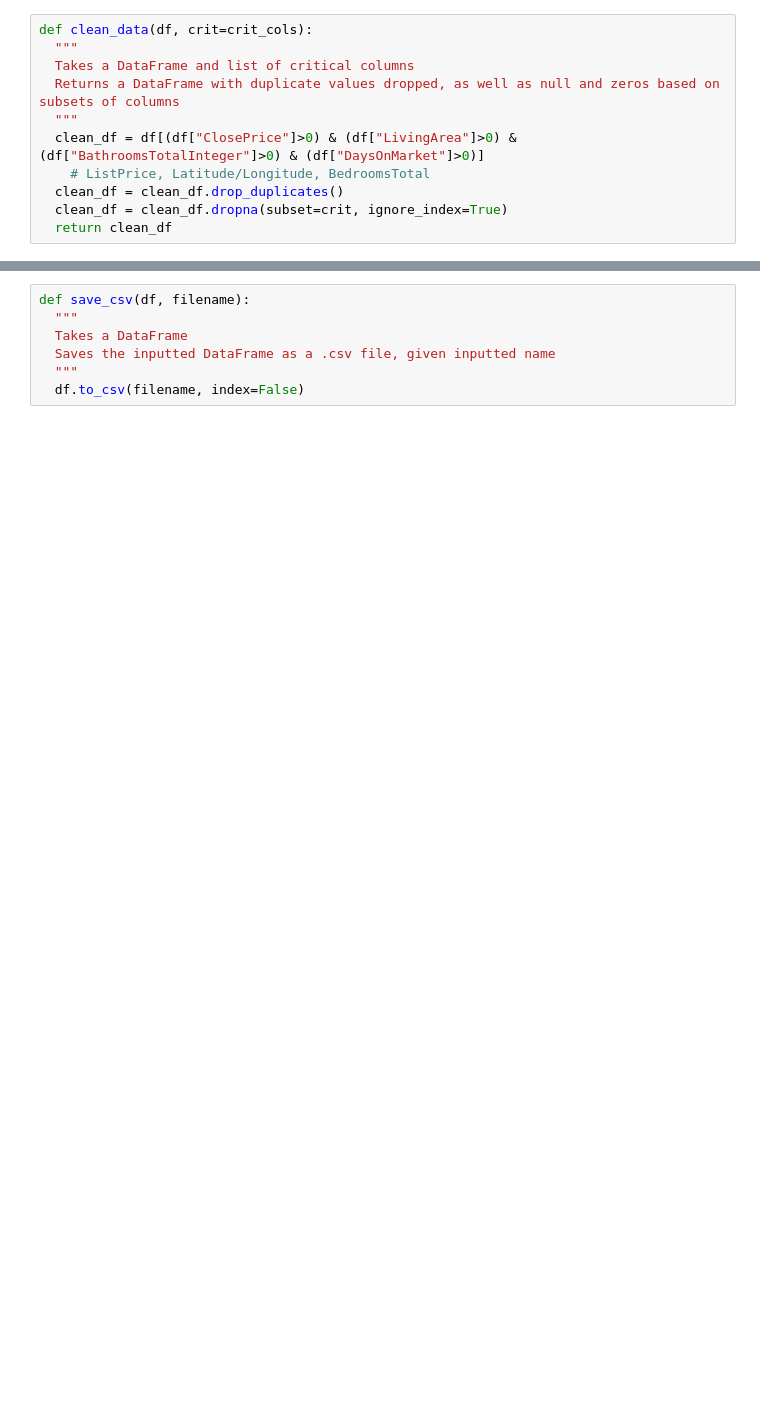
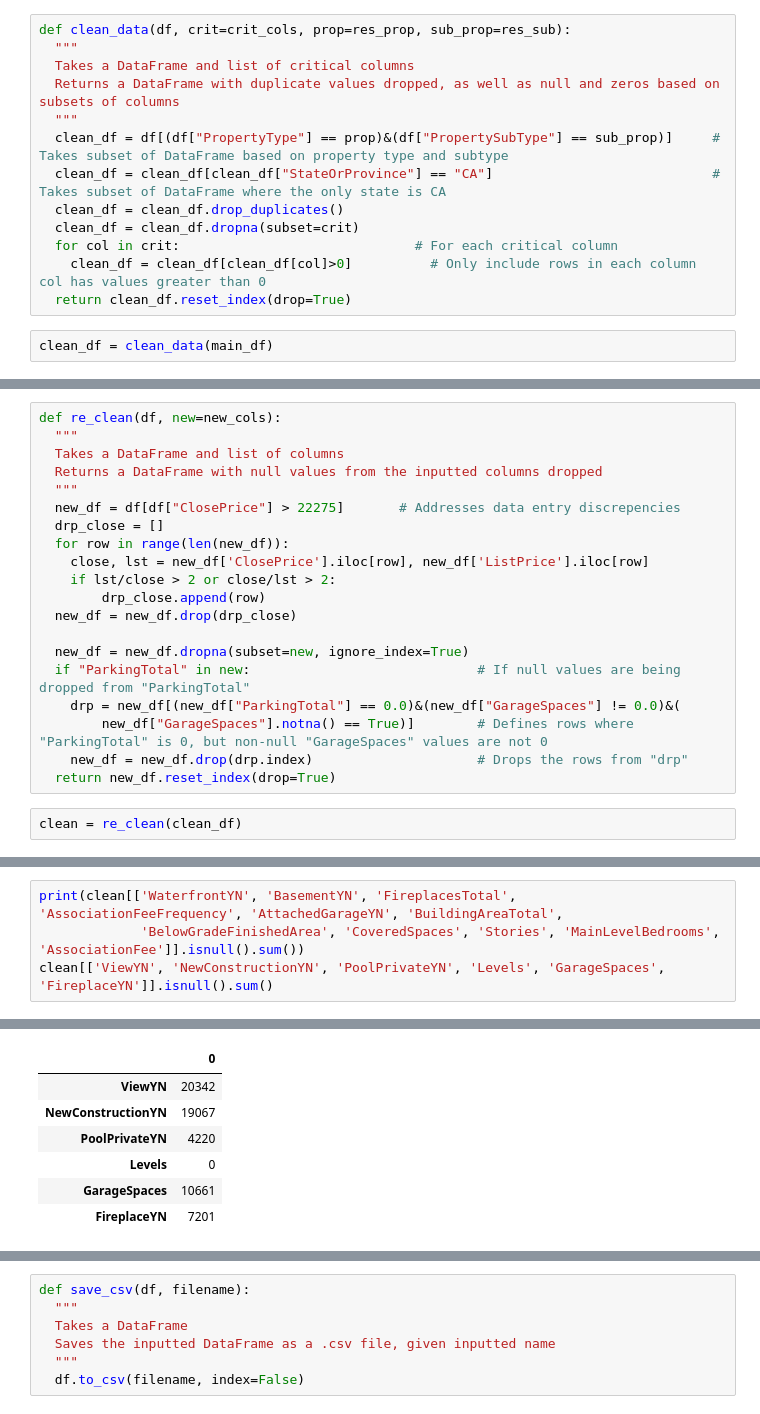
Before and after one commit to MaverickD-W/IDX_DS2026, a Jupyter notebook: Week 3/02_preprocessing.ipynb, the cells around one changed output, grey strips where cells are left out. Drawn from its saved outputs; the diff is of its cells as text; blank space fills up the shorter version.

```diff
--- a/Week 3/02_preprocessing.ipynb
+++ b/Week 3/02_preprocessing.ipynb
@@ -58,11 +131,15 @@ def load_data(yrs=years, strt=strt_month):
 # %%
-def clean_data(df, crit=crit_cols):
+def clean_data(df, crit=crit_cols, prop=res_prop, sub_prop=res_sub):
   """
   Takes a DataFrame and list of critical columns
   Returns a DataFrame with duplicate values dropped, as well as null and zeros based on subsets of columns
   """
-  clean_df = df[(df["ClosePrice"]>0) & (df["LivingArea"]>0) & (df["BathroomsTotalInteger"]>0) & (df["DaysOnMarket"]>0)]
-    # ListPrice, Latitude/Longitude, BedroomsTotal
+  clean_df = df[(df["PropertyType"] == prop)&(df["PropertySubType"] == sub_prop)]     # Takes subset of DataFrame based on property type and subtype
+  clean_df = clean_df[clean_df["StateOrProvince"] == "CA"]                            # Takes subset of DataFrame where the only state is CA
   clean_df = clean_df.drop_duplicates()
-  clean_df = clean_df.dropna(subset=crit, ignore_index=True)
-  return clean_df
+  clean_df = clean_df.dropna(subset=crit)
+  for col in crit:                              # For each critical column
+    clean_df = clean_df[clean_df[col]>0]          # Only include rows in each column col has values greater than 0
+  return clean_df.reset_index(drop=True)
+# %%
+clean_df = clean_data(main_df)
@@ -68,0 +195,22 @@ def clean_data(df, crit=crit_cols):
+# %%
+def re_clean(df, new=new_cols):
+  """
+  Takes a DataFrame and list of columns
+  Returns a DataFrame with null values from the inputted columns dropped
+  """
+  new_df = df[df["ClosePrice"] > 22275]       # Addresses data entry discrepencies
+  drp_close = []
+  for row in range(len(new_df)):
+    close, lst = new_df['ClosePrice'].iloc[row], new_df['ListPrice'].iloc[row]
+    if lst/close > 2 or close/lst > 2:
+        drp_close.append(row)
+  new_df = new_df.drop(drp_close)
+
+  new_df = new_df.dropna(subset=new, ignore_index=True)
+  if "ParkingTotal" in new:                             # If null values are being dropped from "ParkingTotal"
+    drp = new_df[(new_df["ParkingTotal"] == 0.0)&(new_df["GarageSpaces"] != 0.0)&(
+        new_df["GarageSpaces"].notna() == True)]        # Defines rows where "ParkingTotal" is 0, but non-null "GarageSpaces" values are not 0
+    new_df = new_df.drop(drp.index)                     # Drops the rows from "drp"
+  return new_df.reset_index(drop=True)
+# %%
+clean = re_clean(clean_df)
@@ -68,0 +269,5 @@ def clean_data(df, crit=crit_cols):
+# %%
+print(clean[['WaterfrontYN', 'BasementYN', 'FireplacesTotal', 'AssociationFeeFrequency', 'AttachedGarageYN', 'BuildingAreaTotal',
+             'BelowGradeFinishedArea', 'CoveredSpaces', 'Stories', 'MainLevelBedrooms', 'AssociationFee']].isnull().sum())
+clean[['ViewYN', 'NewConstructionYN', 'PoolPrivateYN', 'Levels', 'GarageSpaces', 'FireplaceYN']].isnull().sum()
+# %% [output]
@@ -68,0 +286,7 @@ def clean_data(df, crit=crit_cols):
+|  | 0 |
+| ViewYN | 20342 |
+| NewConstructionYN | 19067 |
+| PoolPrivateYN | 4220 |
+| Levels | 0 |
+| GarageSpaces | 10661 |
+| FireplaceYN | 7201 |
```
Also changed, not shown: parts of 26 cells of this notebook, 3 other files.
